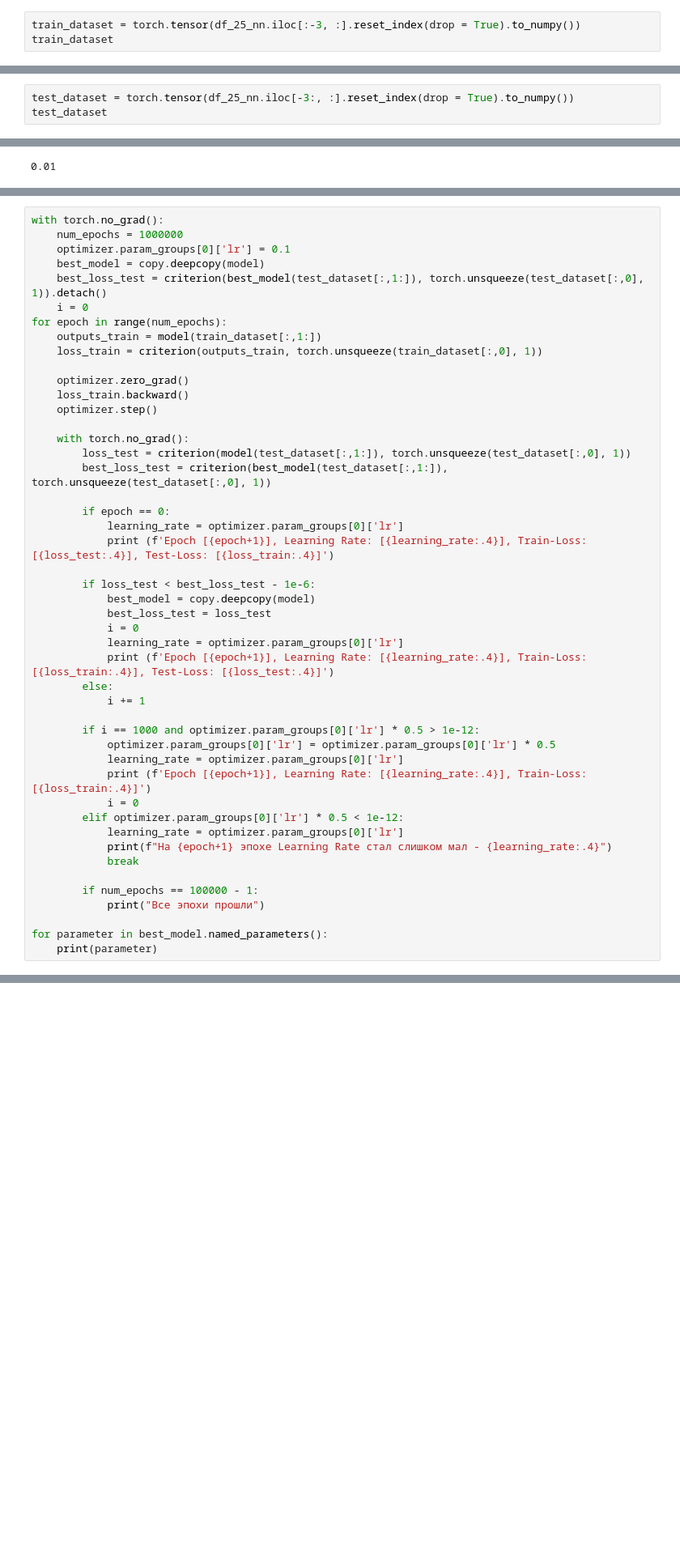
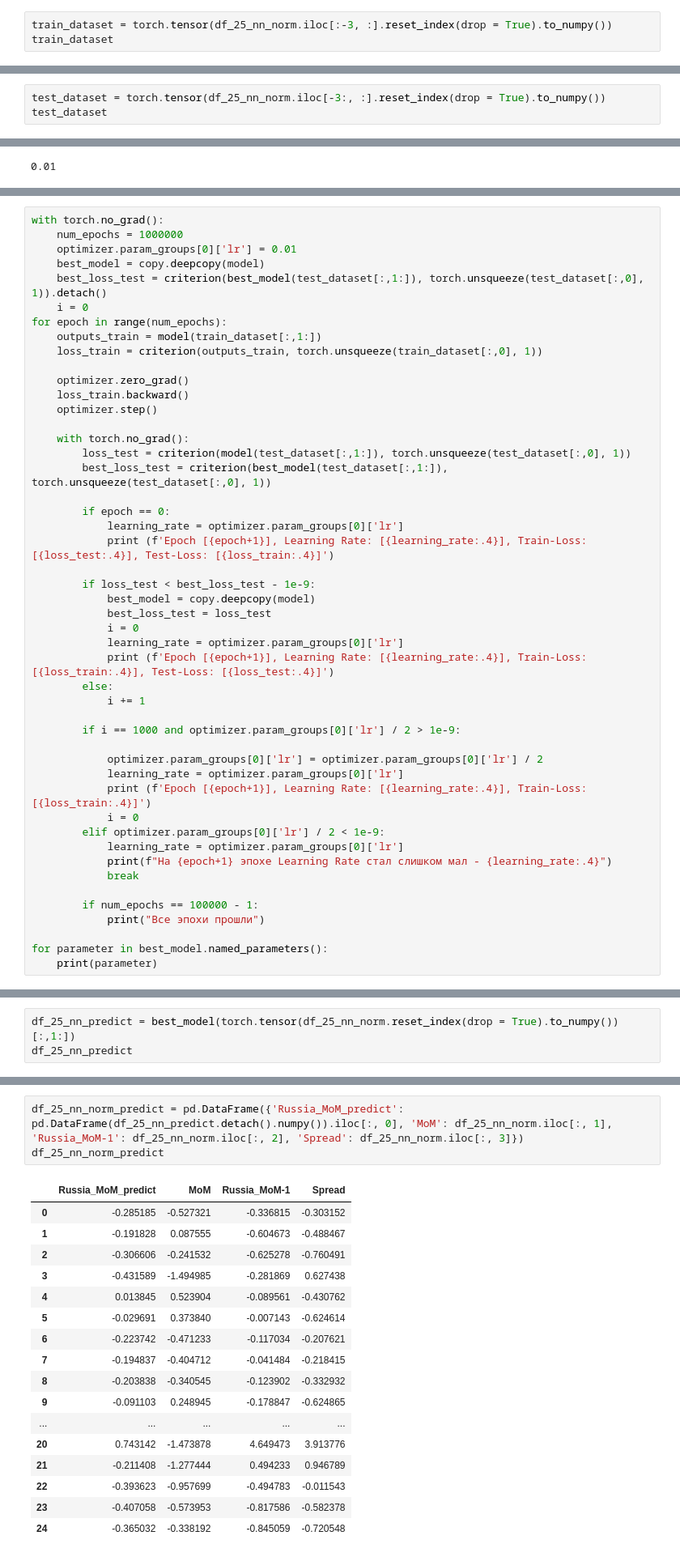
Before and after one commit to ALeksandr13254/CPI-forecasting, a Jupyter notebook: mysolve.ipynb, the cells around one changed output, grey strips where cells are left out. Shown at 81% size. Cells and saved outputs as stored; diff of their text form; blank space fills up the shorter version.

```diff
--- a/mysolve.ipynb
+++ b/mysolve.ipynb
@@ -738,4 +766,4 @@ tensor([0.0355], dtype=torch.float64, requires_grad=True)
 # %%
-train_dataset = torch.tensor(df_25_nn.iloc[:-3, :].reset_index(drop = True).to_numpy())
+train_dataset = torch.tensor(df_25_nn_norm.iloc[:-3, :].reset_index(drop = True).to_numpy())
 train_dataset
 # %% [output]
@@ -759,4 +787,4 @@ tensor([[9.9960e+01, 9.9337e+01, 1.0035e+02, 1.0130e+00],
 # %%
-test_dataset = torch.tensor(df_25_nn.iloc[-3:, :].reset_index(drop = True).to_numpy())
+test_dataset = torch.tensor(df_25_nn_norm.iloc[-3:, :].reset_index(drop = True).to_numpy())
 test_dataset
 # %% [output]
@@ -781,7 +805,7 @@ tensor(99.3402, dtype=torch.float64, grad_fn=<L1LossBackward0>)
 # %%
 with torch.no_grad():
     num_epochs = 1000000
-    optimizer.param_groups[0]['lr'] = 0.1
+    optimizer.param_groups[0]['lr'] = 0.01
     best_model = copy.deepcopy(model)
     best_loss_test = criterion(best_model(test_dataset[:,1:]), torch.unsqueeze(test_dataset[:,0], 1)).detach()
     i = 0
@@ -801,7 +825,7 @@ for epoch in range(num_epochs):
             learning_rate = optimizer.param_groups[0]['lr']
             print (f'Epoch [{epoch+1}], Learning Rate: [{learning_rate:.4}], Train-Loss: [{loss_test:.4}], Test-Loss: [{loss_train:.4}]')
 
-        if loss_test < best_loss_test - 1e-6:
+        if loss_test < best_loss_test - 1e-9:
             best_model = copy.deepcopy(model)
             best_loss_test = loss_test
             i = 0
@@ -810,12 +834,13 @@ for epoch in range(num_epochs):
         else:
             i += 1
 
-        if i == 1000 and optimizer.param_groups[0]['lr'] * 0.5 > 1e-12:
-            optimizer.param_groups[0]['lr'] = optimizer.param_groups[0]['lr'] * 0.5
+        if i == 1000 and optimizer.param_groups[0]['lr'] / 2 > 1e-9:
+
+            optimizer.param_groups[0]['lr'] = optimizer.param_groups[0]['lr'] / 2
             learning_rate = optimizer.param_groups[0]['lr']
             print (f'Epoch [{epoch+1}], Learning Rate: [{learning_rate:.4}], Train-Loss: [{loss_train:.4}]')
             i = 0
-        elif optimizer.param_groups[0]['lr'] * 0.5 < 1e-12:
+        elif optimizer.param_groups[0]['lr'] / 2 < 1e-9:
             learning_rate = optimizer.param_groups[0]['lr']
             print(f"На {epoch+1} эпохе Learning Rate стал слишком мал - {learning_rate:.4}")
             break
@@ -845,0 +897,3 @@ tensor([33.1432], dtype=torch.float64, requires_grad=True))
+# %%
+df_25_nn_predict = best_model(torch.tensor(df_25_nn_norm.reset_index(drop = True).to_numpy())[:,1:])
+df_25_nn_predict
@@ -878,0 +963,21 @@ for parameter in best_model.named_parameters():
+# %%
+df_25_nn_norm_predict = pd.DataFrame({'Russia_MoM_predict': pd.DataFrame(df_25_nn_predict.detach().numpy()).iloc[:, 0], 'MoM': df_25_nn_norm.iloc[:, 1], 'Russia_MoM-1': df_25_nn_norm.iloc[:, 2], 'Spread': df_25_nn_norm.iloc[:, 3]})
+df_25_nn_norm_predict
+# %% [output]
+|  | Russia_MoM_predict | MoM | Russia_MoM-1 | Spread |
+| 0 | -0.285185 | -0.527321 | -0.336815 | -0.303152 |
+| 1 | -0.191828 | 0.087555 | -0.604673 | -0.488467 |
+| 2 | -0.306606 | -0.241532 | -0.625278 | -0.760491 |
+| 3 | -0.431589 | -1.494985 | -0.281869 | 0.627438 |
+| 4 | 0.013845 | 0.523904 | -0.089561 | -0.430762 |
+| 5 | -0.029691 | 0.373840 | -0.007143 | -0.624614 |
+| 6 | -0.223742 | -0.471233 | -0.117034 | -0.207621 |
+| 7 | -0.194837 | -0.404712 | -0.041484 | -0.218415 |
+| 8 | -0.203838 | -0.340545 | -0.123902 | -0.332932 |
+| 9 | -0.091103 | 0.248945 | -0.178847 | -0.624865 |
+| ... | ... | ... | ... | ... |
+| 20 | 0.743142 | -1.473878 | 4.649473 | 3.913776 |
+| 21 | -0.211408 | -1.277444 | 0.494233 | 0.946789 |
+| 22 | -0.393623 | -0.957699 | -0.494783 | -0.011543 |
+| 23 | -0.407058 | -0.573953 | -0.817586 | -0.582378 |
+| 24 | -0.365032 | -0.338192 | -0.845059 | -0.720548 |
```
Also changed, not shown: parts of 43 cells of this notebook.
